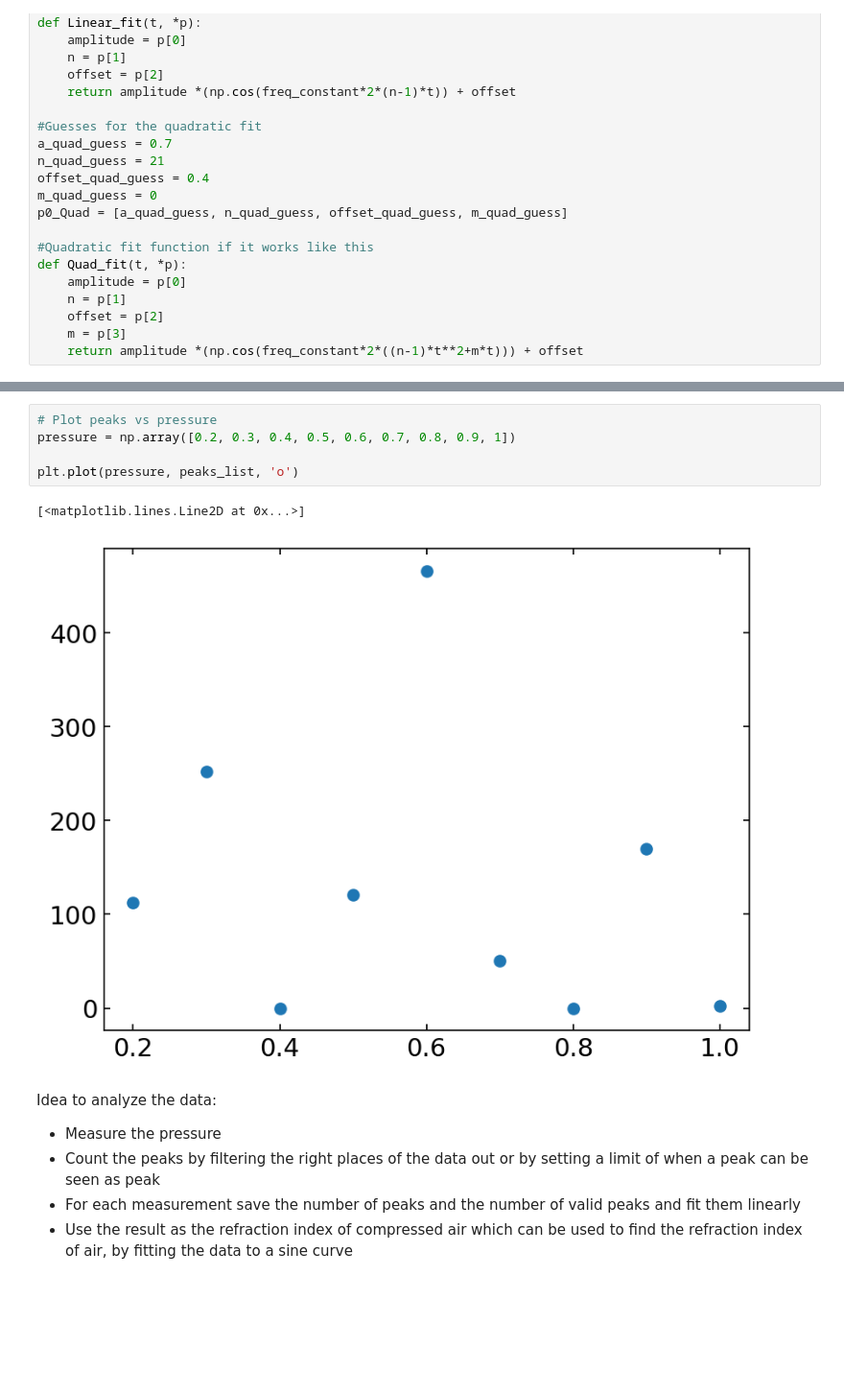
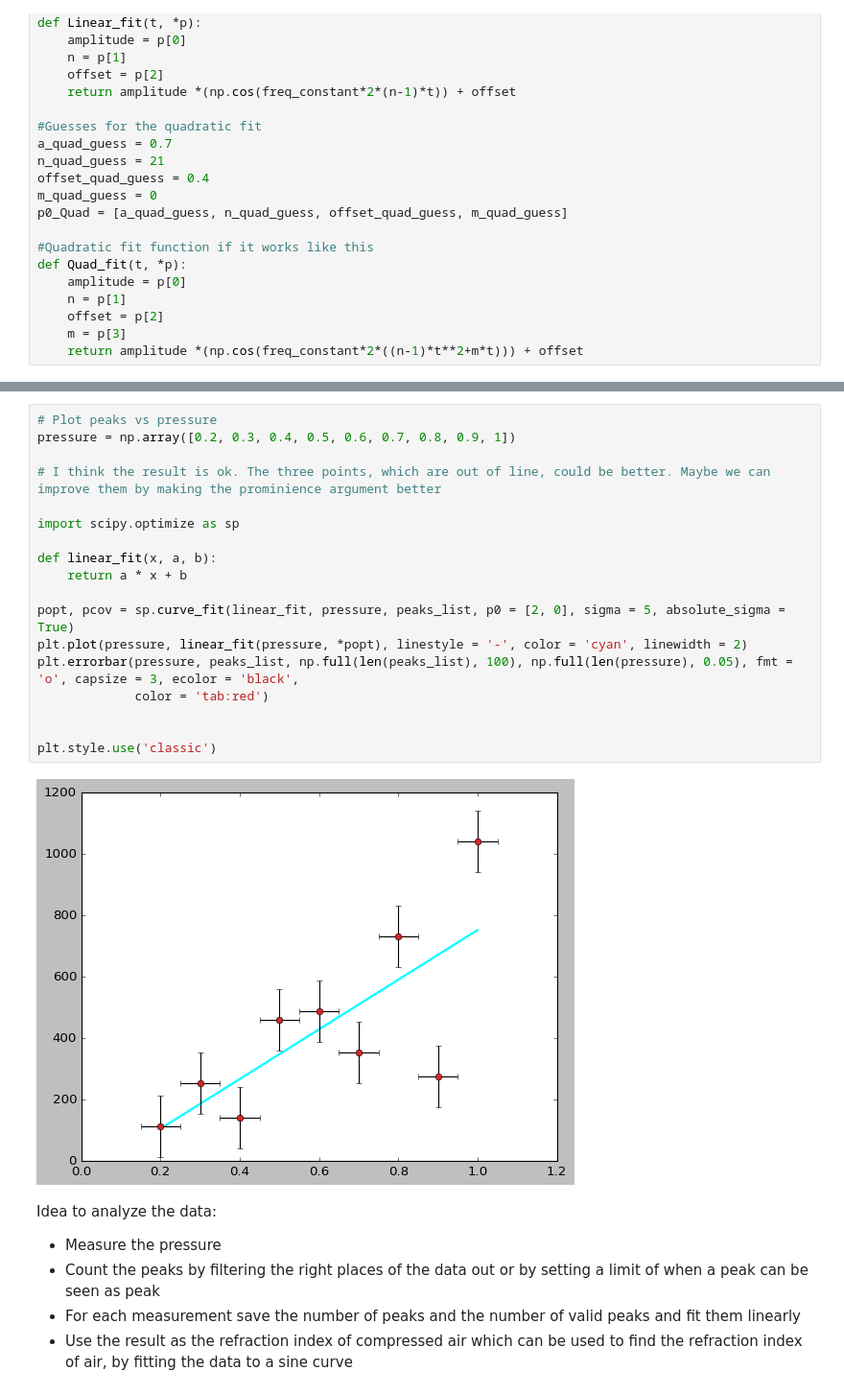
Before and after one commit to StefanStringer/ExperimentalBoyzWSL, a Jupyter notebook: Exercise_3/fuck_me.ipynb, the cells around one changed output, grey strips where cells are left out. Shown at 96% size. Drawn from its saved outputs; the diff is of its cells as text; blank space fills up the shorter version.

```diff
--- a/Exercise_3/fuck_me.ipynb
+++ b/Exercise_3/fuck_me.ipynb
@@ -172,12 +172,24 @@ Number of peaks: 50
 ... (6 outputs left out)
-# %%
-# Plot peaks vs pressure
-pressure = np.array([0.2, 0.3, 0.4, 0.5, 0.6, 0.7, 0.8, 0.9, 1])
-
-plt.plot(pressure, peaks_list, 'o')
-# %% [output]
-[<matplotlib.lines.Line2D at 0x...>]
-[figure, removed]
+# %%
+# Plot peaks vs pressure
+pressure = np.array([0.2, 0.3, 0.4, 0.5, 0.6, 0.7, 0.8, 0.9, 1])
+
+# I think the result is ok. The three points, which are out of line, could be better. Maybe we can improve them by making the prominience argument better
+
+import scipy.optimize as sp
+
+def linear_fit(x, a, b):
+    return a * x + b
+
+popt, pcov = sp.curve_fit(linear_fit, pressure, peaks_list, p0 = [2, 0], sigma = 5, absolute_sigma = True)
+plt.plot(pressure, linear_fit(pressure, *popt), linestyle = '-', color = 'cyan', linewidth = 2)
+plt.errorbar(pressure, peaks_list, np.full(len(peaks_list), 100), np.full(len(pressure), 0.05), fmt = 'o', capsize = 3, ecolor = 'black',
+             color = 'tab:red')
+
+
+plt.style.use('classic')
+# %% [output]
+[figure, added]
 # %% [markdown]
 Idea to analyze the data:
 - Measure the pressure
```
Also changed, not shown: parts of 1 cell of this notebook.
